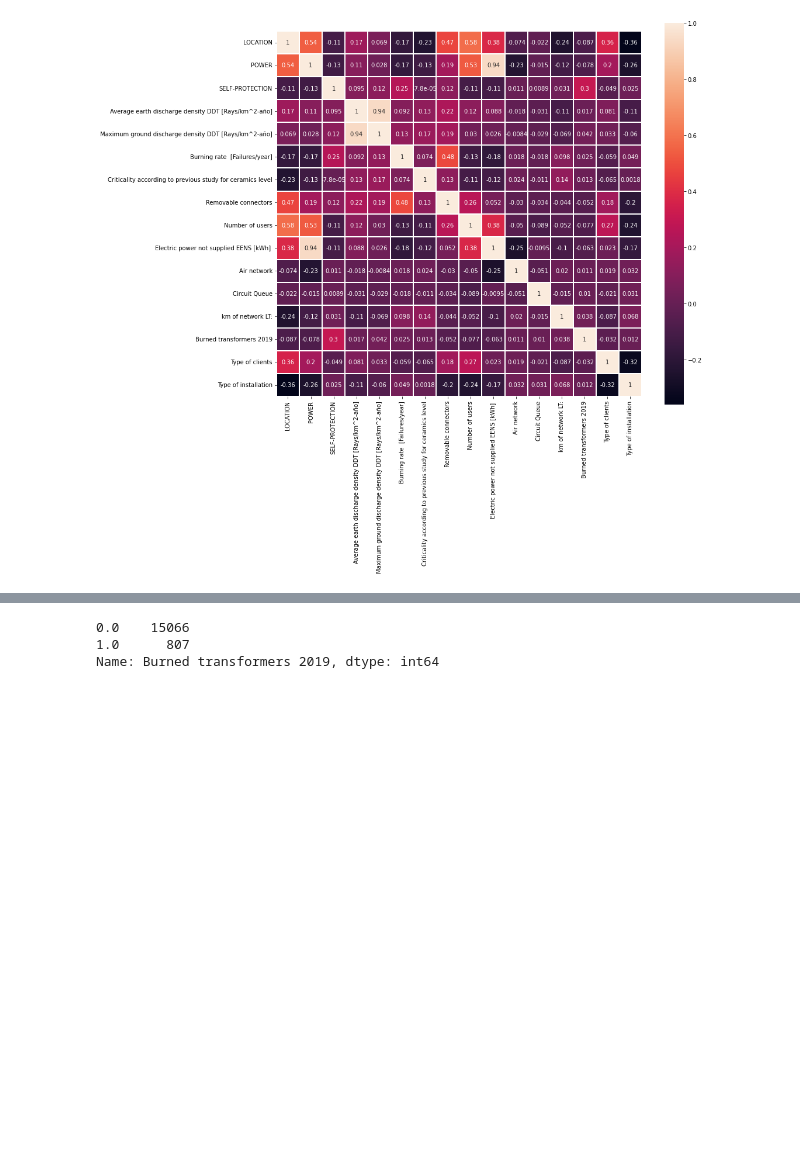
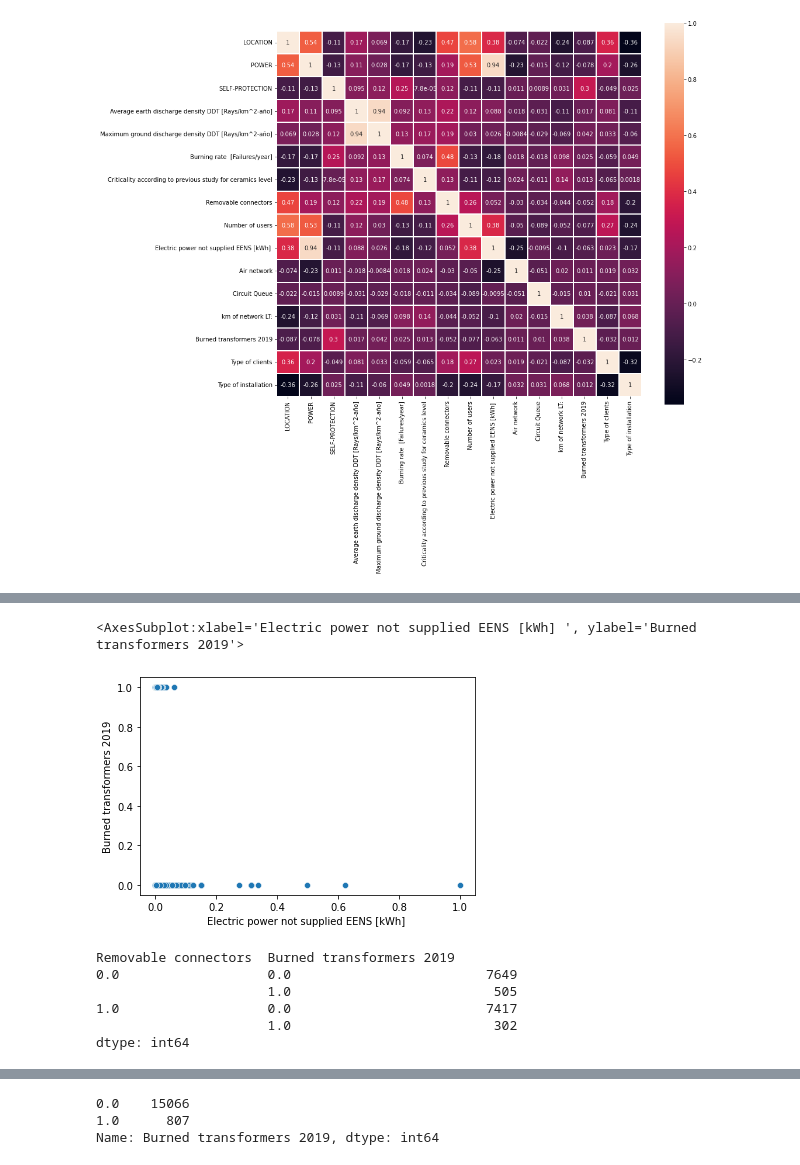
Before and after one commit to thejarhat/Data-Driven-Optimization-of-FERROFABS-Business-Operation, a Jupyter notebook: algorithms.ipynb, the cells around one changed output, grey strips where cells are left out. Drawn from its saved outputs; the diff is of its cells as text; code cells hidden in the pictures; blank space fills up the shorter version.

```diff
--- a/algorithms.ipynb
+++ b/algorithms.ipynb
@@ -181,0 +228,14 @@ plt.show()
+# %%
+sns.scatterplot(data=df_mm, x="Electric power not supplied EENS [kWh] ", y="Burned transformers 2019")
+# %% [output]
+<AxesSubplot:xlabel='Electric power not supplied EENS [kWh] ', ylabel='Burned transformers 2019'>
+[figure, added]
+# %%
+df_mm.groupby(['Removable connectors', 'Burned transformers 2019']).size()
+# %% [output]
+Removable connectors  Burned transformers 2019
+0.0                   0.0                         7649
+                      1.0                          505
+1.0                   0.0                         7417
+                      1.0                          302
+dtype: int64
```
Also changed, not shown: parts of 17 cells of this notebook.
